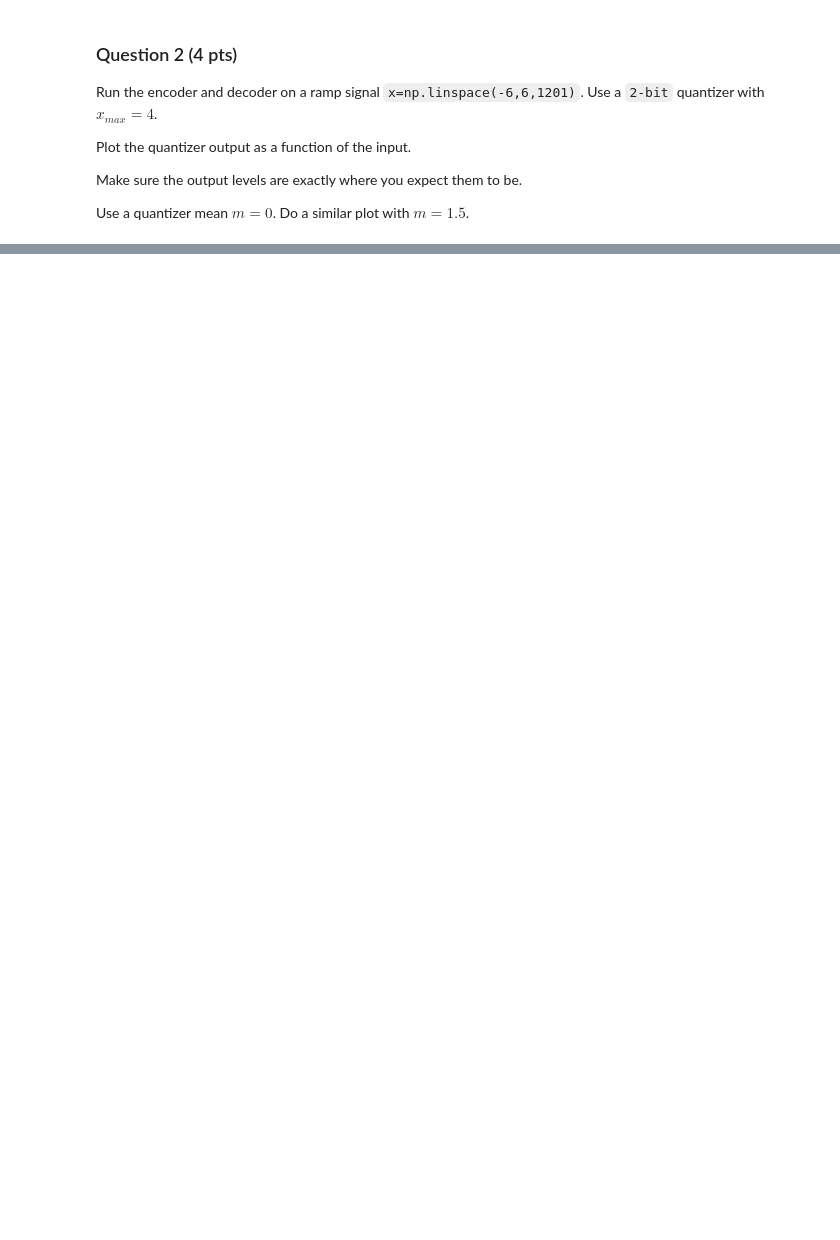
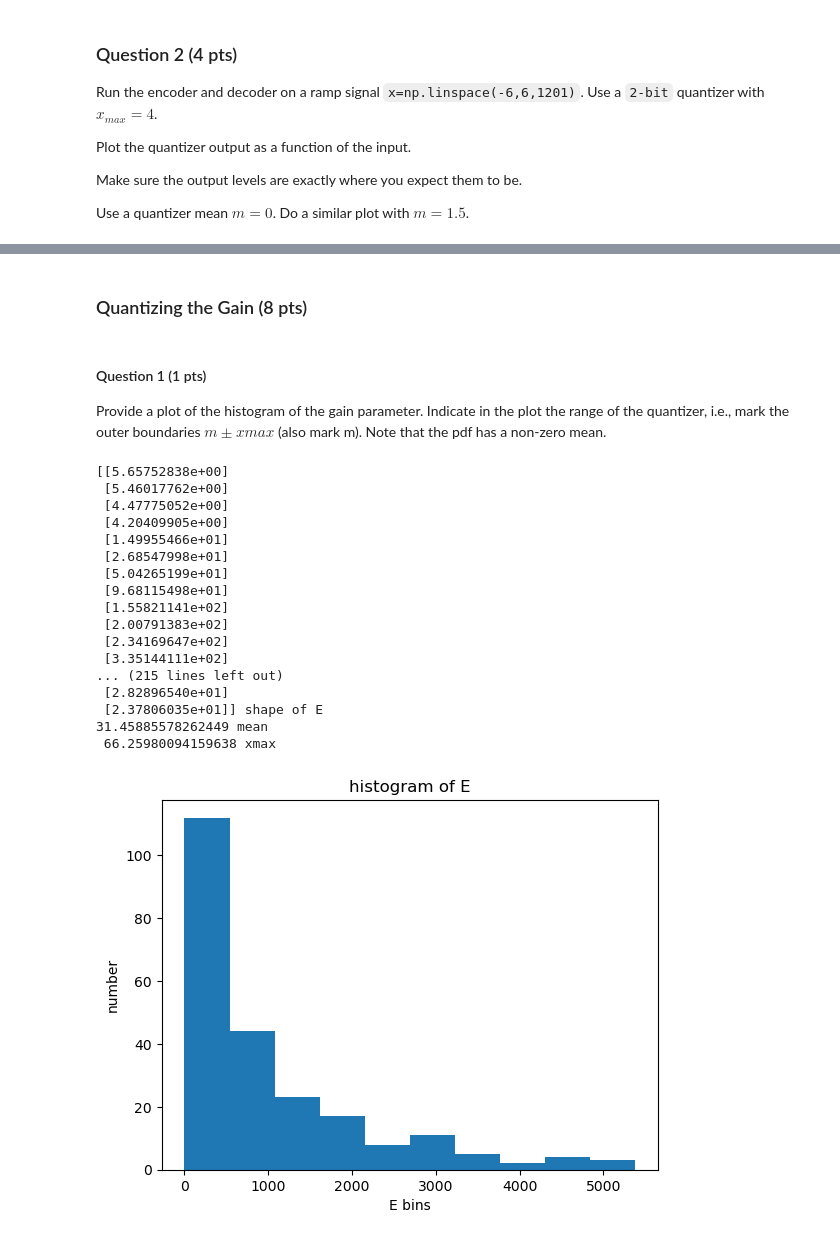
Before and after one commit to ChentingZ0/HangqChenting_speech_pro2, a Jupyter notebook: test.ipynb, the cells around one changed output, grey strips where cells are left out. Cells and saved outputs as stored; diff of their text form; code cells hidden in the pictures; blank space fills up the shorter version.

Commit message:
finish the gain quantization part

```diff
--- a/test.ipynb
+++ b/test.ipynb
@@ -174,0 +190,20 @@ plt.show()
+# %%
+from scipy import signal
+from scipy.linalg import solve_toeplitz, toeplitz
+
+def xcorr(x,y,M=10):
+    """
+    Perform Cross-Correlation on x and y
+    x    : 1st signal
+    y    : 2nd signal
+
+    returns
+    lags : lags of correlation             # Returns an array containing cross-correlation lag/displacement indices.
+    corr : coefficients of correlation
+    """
+    corr = signal.correlate(x, y, mode="full")
+    lags = signal.correlation_lags(len(x), len(y), mode="full")
+    idx=(lags>=-M) & (lags<=M)
+    corr = corr[idx]
+    lags=lags[idx]
+    return lags[len(lags)//2:], corr[len(lags)//2:]   # truncate，len(lags) = 21, corr(only remain last 11 values)
@@ -174,0 +319,41 @@ plt.show()
+# %% [markdown]
+### Quantizing the Gain (8 pts)
+# %% [markdown]
+#### Question 1 (1 pts)
+
+Provide a plot of the histogram of the gain parameter.
+Indicate in the plot the range of the quantizer, i.e., mark the outer boundaries $m\pm xmax$ (also mark m).
+Note that the pdf has a non-zero mean.
+# %%
+input_sig = data["speech8"]
+
+alen = 256
+ulen = 200
+M = 10
+[E, ZC, V, A, P] = analysis4(input_sig, alen, ulen, M)
+plt.figure()
+plt.hist(np.sqrt(E))            # the energy is displayed in sqrt
+# plt.hist(E)
+plt.xlabel("E bins")
+plt.ylabel("number")
+plt.title("histogram of E")
+plt.show()
+# %% [output]
+[[5.65752838e+00]
+ [5.46017762e+00]
+ [4.47775052e+00]
+ [4.20409905e+00]
+ [1.49955466e+01]
+ [2.68547998e+01]
+ [5.04265199e+01]
+ [9.68115498e+01]
+ [1.55821141e+02]
+ [2.00791383e+02]
+ [2.34169647e+02]
+ [3.35144111e+02]
+... (215 lines left out)
+ [2.82896540e+01]
+ [2.37806035e+01]] shape of E
+31.45885578262449 mean
+ 66.25980094159638 xmax
+[figure, added]
```
Also changed, not shown: parts of 16 cells of this notebook, 1 other file.
